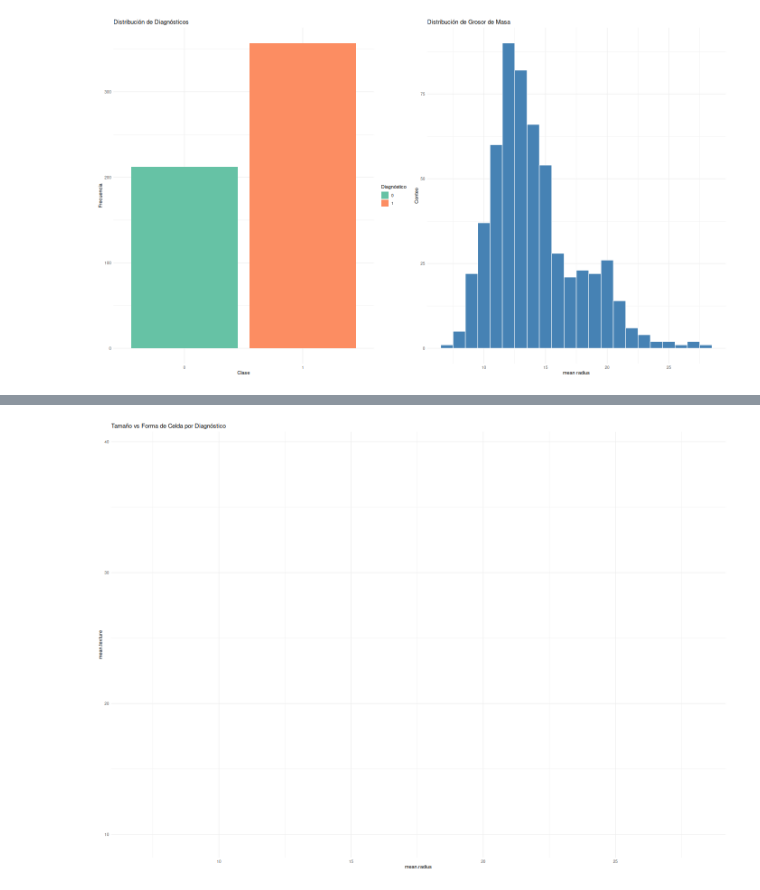
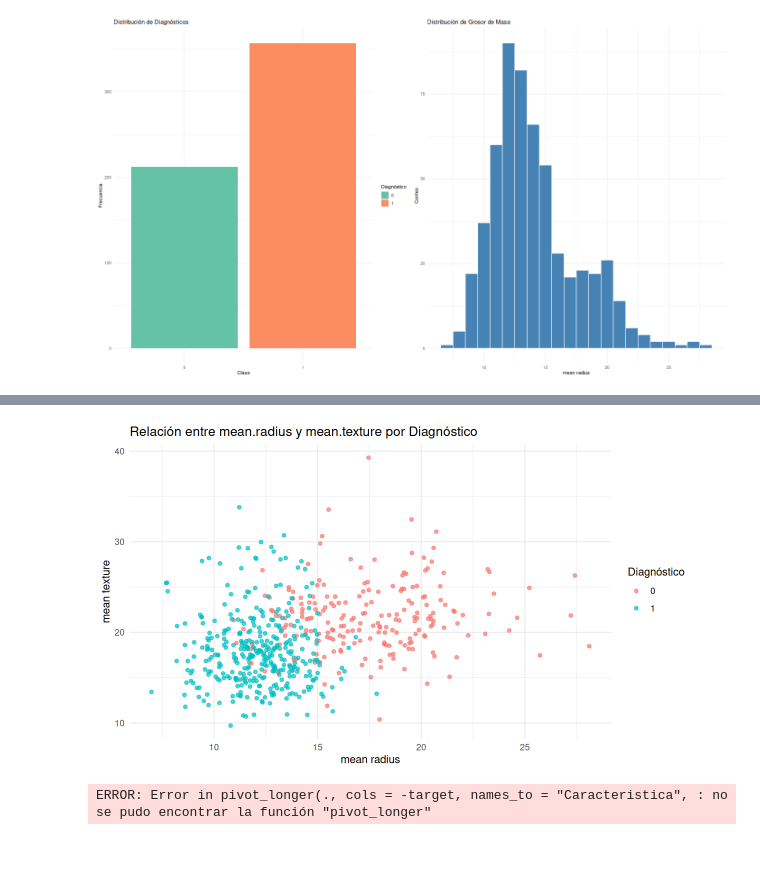
Before and after one commit to paranedagarcia/Bioestadistica, a Jupyter notebook: programas/eda-r cancer.ipynb, the cells around one changed output, grey strips where cells are left out. Drawn from its saved outputs; the diff is of its cells as text; code cells hidden in the pictures; blank space fills up the shorter version.

```diff
--- a/programas/eda-r cancer.ipynb
+++ b/programas/eda-r cancer.ipynb
@@ -10,7 +10,7 @@ library(corrplot)
 library(ggplot2)
 
 # Carga del dataset desde el archivo local 'data/breast_cancer_data.csv'
-df <- read.csv('../data/breast_cancer_data.csv', sep = ',', stringsAsFactors = FALSE)
+df <- read.csv("https://patricioaraneda.cl/public/breast_cancer_data.csv", sep = ",", stringsAsFactors = FALSE)
 
 cat("Dataset cargado exitosamente.\n")
 
@@ -158,11 +151,12 @@ corrplot(
 # %%
-
-# Relación entre Cel.size y Cel.shape coloreado por Clase
-ggplot(df_clean, aes(x = mean.radius, y = mean.texture, color = target)) +
+options(repr.plot.width = 1200 / 144, repr.plot.height = 700 / 144, repr.plot.res = 144)
+# Relación entre mean.radius y mean.texture coloreado por target.
+ggplot(df_clean, aes(x = mean.radius, y = mean.texture, color = as.factor(target))) +
+  geom_point(alpha = 0.7) +
   theme_minimal() +
-  labs(title = "Radio Medio vs Textura Media por Diagnóstico")
+  labs(title = "Relación entre mean.radius y mean.texture por Diagnóstico", x = "mean radius", y = "mean texture", color = "Diagnóstico")
 # %% [output]
-[figure, old version]
+[figure, new version]
 # %%
 
 #------------------------------------------------------------
@@ -170,7 +164,7 @@ ggplot(df_clean, aes(x = mean.radius, y = mean.texture, color = target)) +
 #------------------------------------------------------------
 # Transformamos los datos a formato largo para graficar múltiples boxplots
 df_long <- df_clean %>%
-  pivot_longer(cols = -Class, names_to = "Caracteristica", values_to = "Valor")
+  pivot_longer(cols = -target, names_to = "Caracteristica", values_to = "Valor")
 
 # Gráfico de Boxplots
 ggplot(df_long, aes(x = Caracteristica, y = Valor, fill = Caracteristica)) +
@@ -179,3 +173,5 @@ ggplot(df_long, aes(x = Caracteristica, y = Valor, fill = Caracteristica)) +
   theme_minimal() +
   theme(legend.position = "none") +
   labs(title = "Detección de Outliers en Características", x = "", y = "Valor (Escala 1-10)")
+# %% [output]
+ERROR: Error in pivot_longer(., cols = -target, names_to = "Caracteristica", : no se pudo encontrar la función "pivot_longer"
```
Also changed, not shown: parts of 2 cells of this notebook, 2 other files.
